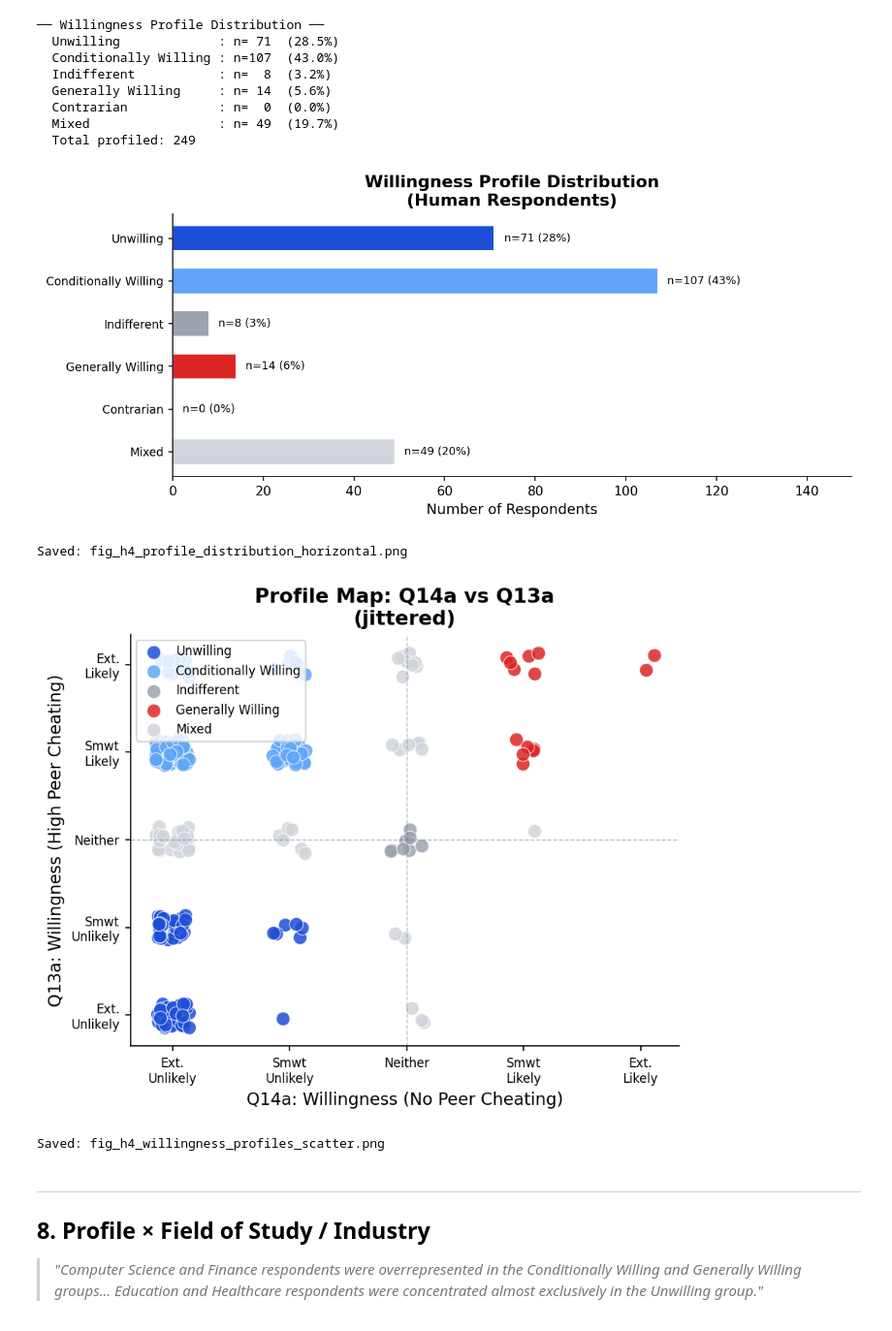
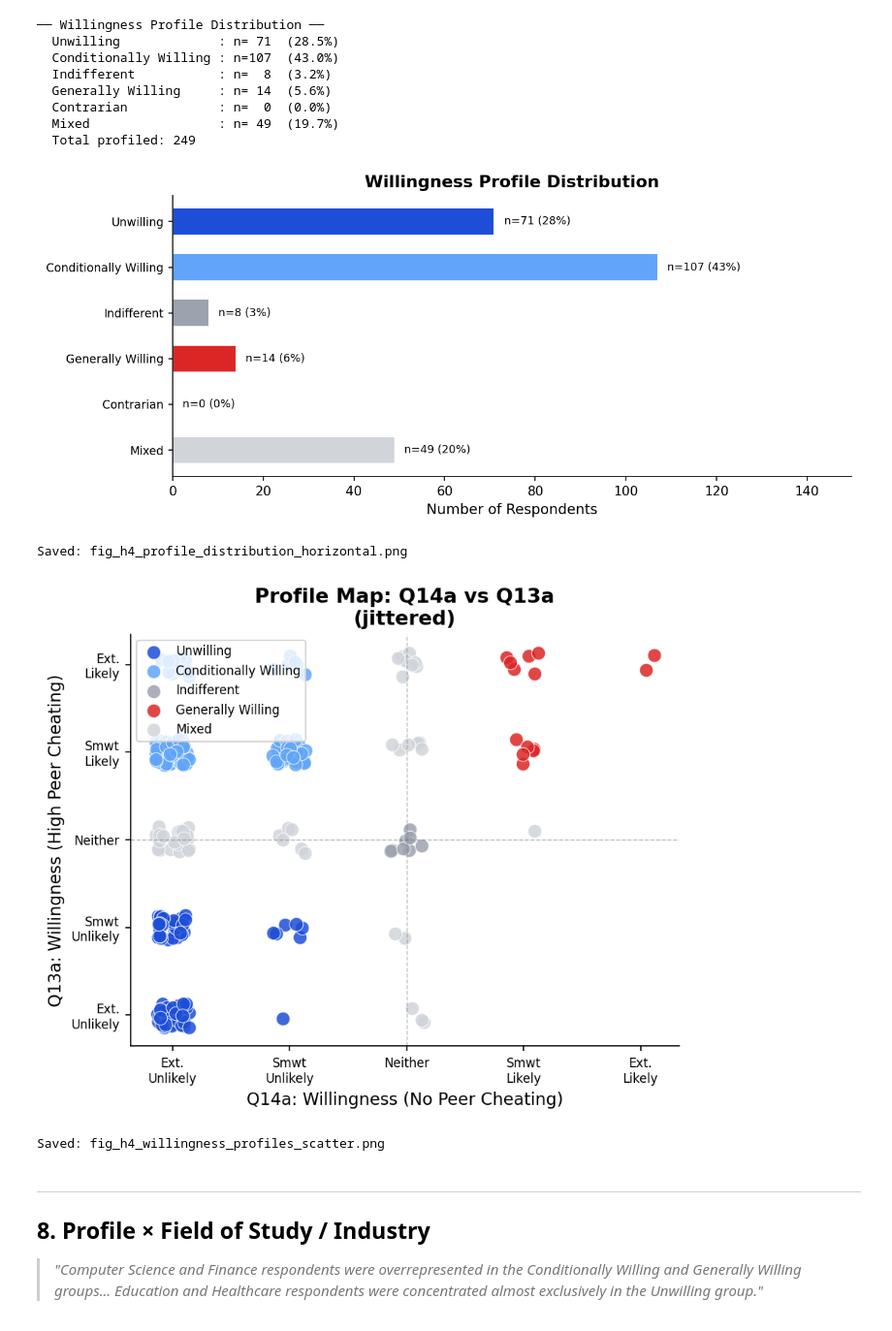
Before and after one commit to nickqiu21/ai-job-search-study, a Jupyter notebook: Analysis Files/h4_experience_normalization.ipynb, the cells around one changed output. Shown at 97% size. Saved outputs shown, nothing was run; the diff lists cells and outputs as text; code cells hidden in the pictures.

```diff
--- a/Analysis Files/h4_experience_normalization.ipynb
+++ b/Analysis Files/h4_experience_normalization.ipynb
@@ -52,8 +52,13 @@ print('Libraries loaded.')
 Libraries loaded.
 # %%
 # ── Load data ──────────────────────────────────────────────────────────────────
-raw = pd.read_excel("Data Files\\Human Survey Responses.xlsx", header=0)
+# Row 0  = question text (long-form)
+# Row 1  = Qualtrics import IDs  → skip
+# Rows 2+ = actual responses
+#raw = pd.read_excel('New Microsoft Excel Worksheet.xlsx', header=0)
+raw = pd.read_excel("cleaned.xlsx", header=0)
 
+# Human responses start at row index 2 (0-indexed in the raw frame)
 df = raw.iloc[1:].copy().reset_index(drop=True)
 
 # Rename columns to short, meaningful labels using the survey map below
@@ -715,7 +720,7 @@ ax.set_yticks(y)
 ax.set_yticklabels(profile_labels, fontsize=9)
 ax.invert_yaxis()
 ax.set_xlabel('Number of Respondents')
-ax.set_title('Willingness Profile Distribution\n(Human Respondents)', fontweight='bold')
+ax.set_title('Willingness Profile Distribution', fontweight='bold')
 max_n = max(profile_values) if len(profile_values) > 0 else 5
 ax.set_xlim(0, max_n * 1.4)
 for bar, p in zip(bars, profile_labels):
@@ -735,34 +740,34 @@ if len(df_prof) > 0:
     rng = np.random.default_rng(42)
     jx = rng.uniform(-0.15, 0.15, len(df_prof))
     jy = rng.uniform(-0.15, 0.15, len(df_prof))
     for profile in profile_order:
         mask = df_prof['profile'] == profile
         if mask.sum() > 0:
             ax.scatter(df_prof.loc[mask,'q14a_willing_n'] + jx[mask.values],
                        df_prof.loc[mask,'q13a_willing_n'] + jy[mask.values],
                        color=profile_colors[profile], label=profile,
                        s=80, alpha=0.85, edgecolors='white', linewidth=0.5)
     ax.legend(fontsize=8, loc='upper left')
 else:
     ax.text(0.5, 0.5, 'Awaiting data', ha='center', va='center',
             transform=ax.transAxes, fontsize=13, color=NEUTRAL_COLOR)
 
 ax.set_xlabel('Q14a: Willingness (No Peer Cheating)')
 ax.set_ylabel('Q13a: Willingness (High Peer Cheating)')
 ax.set_xticks([1, 2, 3, 4, 5])
 ax.set_xticklabels(['Ext.\nUnlikely', 'Smwt\nUnlikely', 'Neither', 'Smwt\nLikely', 'Ext.\nLikely'], fontsize=8)
 ax.set_yticks([1, 2, 3, 4, 5])
 ax.set_yticklabels(['Ext.\nUnlikely', 'Smwt\nUnlikely', 'Neither', 'Smwt\nLikely', 'Ext.\nLikely'], fontsize=8)
 ax.set_title('Profile Map: Q14a vs Q13a\n(jittered)', fontweight='bold')
 ax.axhline(3, linestyle='--', color=NEUTRAL_COLOR, linewidth=0.7, alpha=0.5)
 ax.axvline(3, linestyle='--', color=NEUTRAL_COLOR, linewidth=0.7, alpha=0.5)
 
 plt.tight_layout()
 plt.savefig('fig_h4_willingness_profiles_scatter.png', bbox_inches='tight', dpi=150)
 plt.show()
 print('Saved: fig_h4_willingness_profiles_scatter.png')
 # %% [output]
-[figure, old version]
+[figure, new version]
 Saved: fig_h4_profile_distribution_horizontal.png
 [figure]
 Saved: fig_h4_willingness_profiles_scatter.png
```
Also changed, not shown: parts of 2 cells of this notebook.
